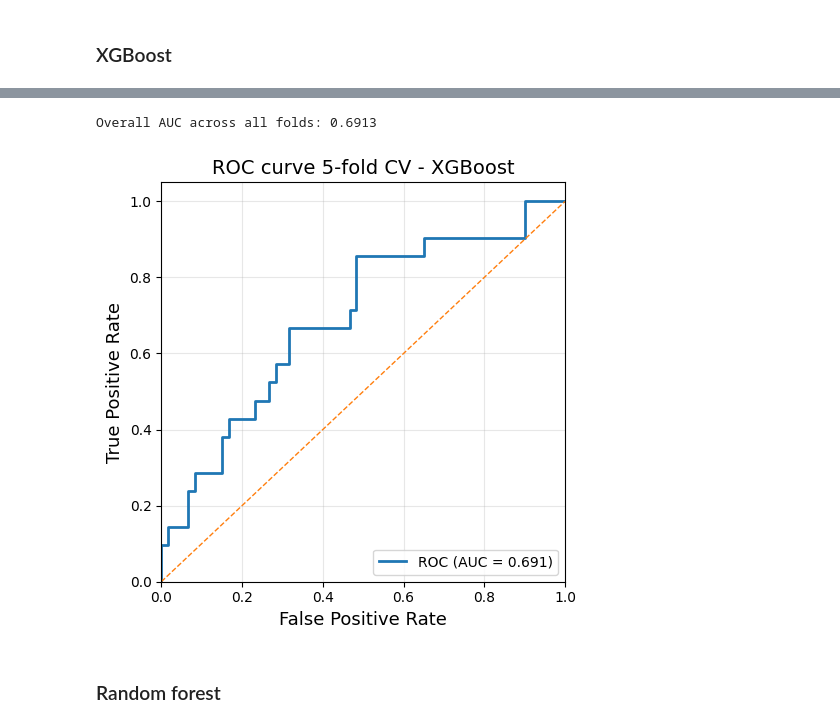
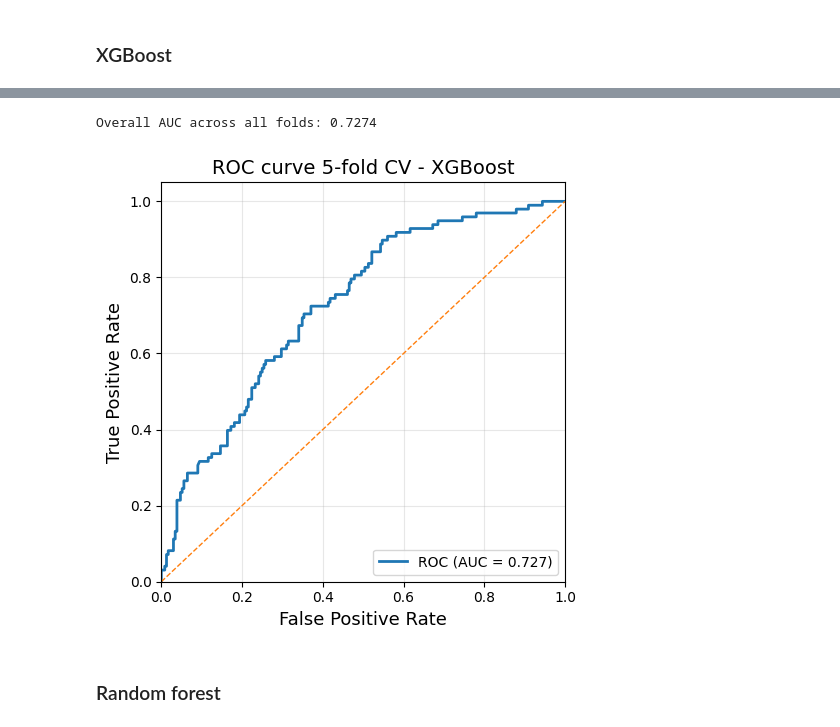
Before and after one commit to zhennongchen/Osteosarcoma, a Jupyter notebook: whole_image/step3_ML_models.ipynb, the cells around one changed output, grey strips where cells are left out. Cells and saved outputs as stored; diff of their text form; code cells hidden in the pictures.

```diff
--- a/whole_image/step3_ML_models.ipynb
+++ b/whole_image/step3_ML_models.ipynb
@@ -297,9 +576,17 @@ Overall AUC across all folds: 0.8175
 # %% [markdown]
 ### XGBoost
 # %%
-from sklearn.model_selection import StratifiedKFold, GridSearchCV
-from sklearn.metrics import roc_auc_score
-from xgboost import XGBClassifier
+labels_path = '/host/e/D/Data/Habitats/Jishuitan/Patient_lists/image_label_info_set12_5fold_prognosis.xlsx'
+radiomics_path = '/host/d/projects/Habitats/radiomics/whole_image/radiomics_measurements_XGBoost_selected.xlsx'
 
-out_dir = "/host/d/projects/Habitats/models/XGBoost"
-os.makedirs(out_dir, exist_ok=True)
+labels_df = pd.read_excel(labels_path)
+radiomics_df = pd.read_excel(radiomics_path)
+
+non_feature_cols = ["Patient_set","Patient_index", "Image_filepath", "Mask_filepath"]
+feature_cols = [c for c in radiomics_df.columns if c not in non_feature_cols]
+X_all = radiomics_df[feature_cols].values
+
+label_col = 'Prognosis_label'
+y_all = labels_df[label_col].values
+fold_all = labels_df['fold'].values
+print(f'Feature matrix shape: {X_all.shape}', f'Label vector shape: {y_all.shape}', f'Fold vector shape: {fold_all.shape}')
@@ -426,15 +815,25 @@ Parameters: { "use_label_encoder", "verbose" } are not used.
-# %%
-# load the saved predictions and evaluate overall AUC
-df_pred = pd.read_excel(os.path.join(out_dir, 'predictions.xlsx'))
-y_true = df_pred['Pathologic_Response_Necrosis_gt90pct'].values
-y_prob = df_pred['pred_prob'].values
-overall_auc = roc_auc_score(y_true, y_prob)
-print(f"\nOverall AUC across all folds: {overall_auc:.4f}")
-
-plot_roc_curve(y_true, y_prob, figsize = (5,5),title = "ROC curve 5-fold CV - XGBoost", save_true = True, save_path = os.path.join(out_dir, 'ROC_curve_5foldCV_XGBoost.pdf'))
-# %% [output]
-Overall AUC across all folds: 0.6913
-[figure, removed]
+# %%
+out_dir = "/host/d/projects/Habitats/models/whole_image/XGBoost"
+
+df_pred = pd.read_excel(os.path.join(out_dir, "predictions.xlsx"))
+
+y_true = df_pred[label_col].values
+y_prob = df_pred["pred_prob"].values
+
+overall_auc = roc_auc_score(y_true, y_prob)
+print(f"\nOverall AUC across all folds: {overall_auc:.4f}")
+
+plot_roc_curve(
+    y_true,
+    y_prob,
+    figsize=(5, 5),
+    title="ROC curve 5-fold CV - XGBoost",
+    save_true=True,
+    save_path=os.path.join(out_dir, "ROC_curve_5foldCV_XGBoost.pdf")
+)
+# %% [output]
+Overall AUC across all folds: 0.7274
+[figure, added]
 # %% [markdown]
 ### Random forest
 # %%
```
Also changed, not shown: parts of 31 cells of this notebook, 14 other files.
